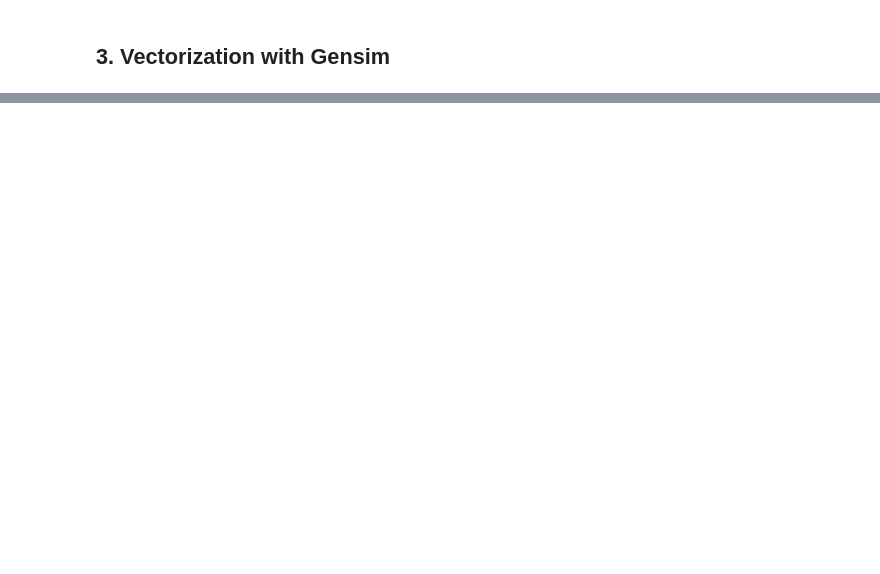
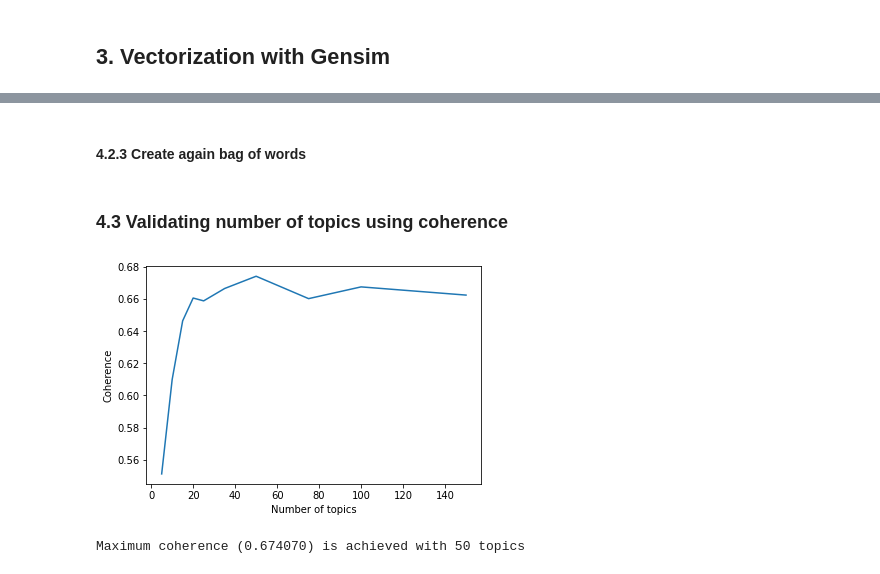
Before and after one commit to celiaromero/mythesis, a Jupyter notebook: topic_modeling.ipynb, the cells around one changed output, grey strips where cells are left out. Saved outputs shown, nothing was run; the diff lists cells and outputs as text; code cells hidden in the pictures; blank space fills up the shorter version.

```diff
--- a/topic_modeling.ipynb
+++ b/topic_modeling.ipynb
@@ -240,0 +404,44 @@ specific_stw = []
+# %%
+corpusdata = pd.read_csv('data/corpusdata_clean_2.csv',sep=';')
+D = gensim.corpora.Dictionary.load('data/clean_gensim_2.dict')
+# %% [markdown]
+#### 4.2.3 Create again bag of words
+# %%
+mycorpus = corpusdata.clean_lemmas.tolist()
+mycorpus = list(set(mycorpus)) #Note that at this point we lose the project order
+mycorpus = [el.split() for el in mycorpus]
+mycorpus_bow = [D.doc2bow(doc) for doc in mycorpus]
+# %% [markdown]
+### 4.3 Validating number of topics using coherence
+# %%
+tc = [0.5511522052483604, 0.6098384918306561, 0.6463367284101853, 0.6605222994606901, 0.658757253237484, 0.6664497055242967, 0.6740695033187606]
+# %%
+#n_topics = [5, 10, 15, 20, 25, 35, 50, 75, 100, 150]
+n_topics = [75, 100, 150]
+
+#tc = []
+for ntpc in n_topics:
+    print('Estimating coherence for a model with', ntpc, 'topics')
+    lda_ntpc = LdaMallet(mallet_path, corpus=mycorpus_bow, num_topics=ntpc, id2word=D, alpha=5, iterations=250)
+    ldagensim = malletmodel2ldamodel(lda_ntpc)
+    tc.append(CoherenceModel(ldagensim, texts=mycorpus, dictionary=D, coherence='c_v').get_coherence())
+    print(tc)
+
+plt.plot(n_topics, tc)
+plt.xlabel('Number of topics')
+plt.ylabel('Coherence')
+plt.show()
+
+print('Maximum coherence (%f) is achieved with %d topics' % (max(tc),n_topics[tc.index(max(tc))]))
+# %%
+n_topics = [5, 10, 15, 20, 25, 35, 50, 75, 100, 150]
+
+plt.plot(n_topics, tc)
+plt.xlabel('Number of topics')
+plt.ylabel('Coherence')
+plt.show()
+
+print('Maximum coherence (%f) is achieved with %d topics' % (max(tc),n_topics[tc.index(max(tc))]))
+# %% [output]
+[figure, added]
+Maximum coherence (0.674070) is achieved with 50 topics
```
Also changed, not shown: parts of 73 cells of this notebook.
